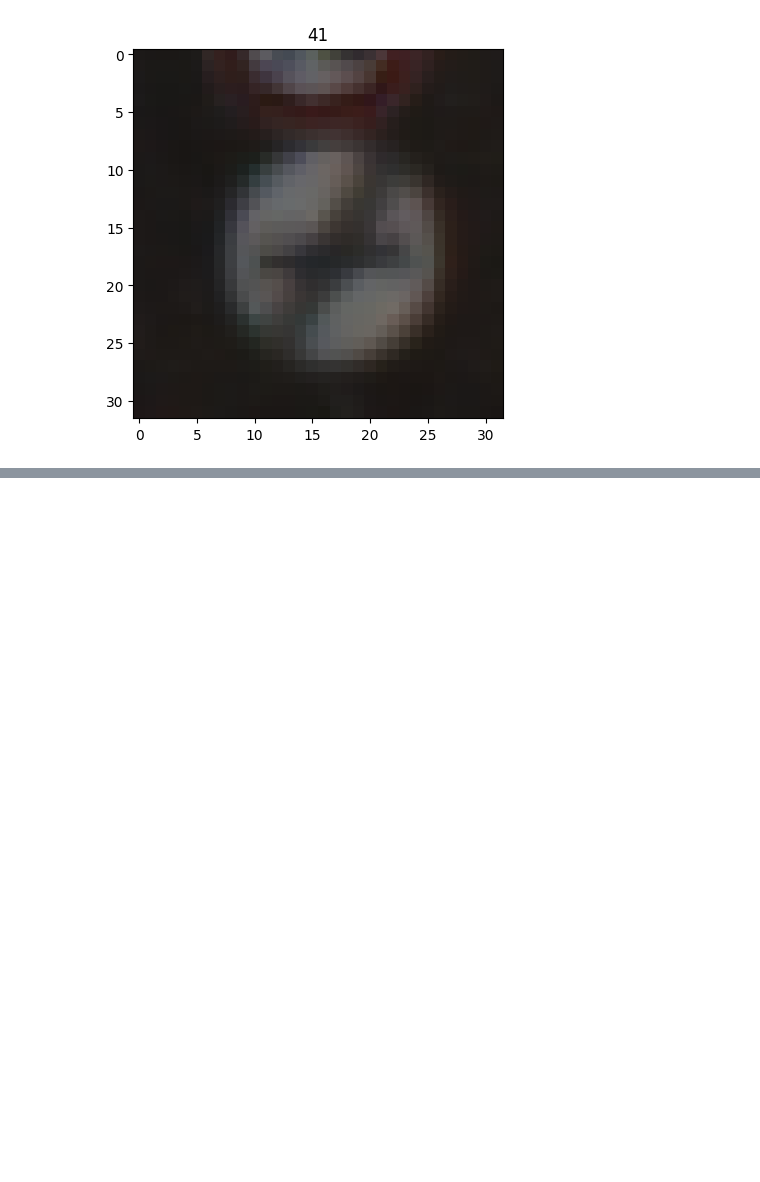
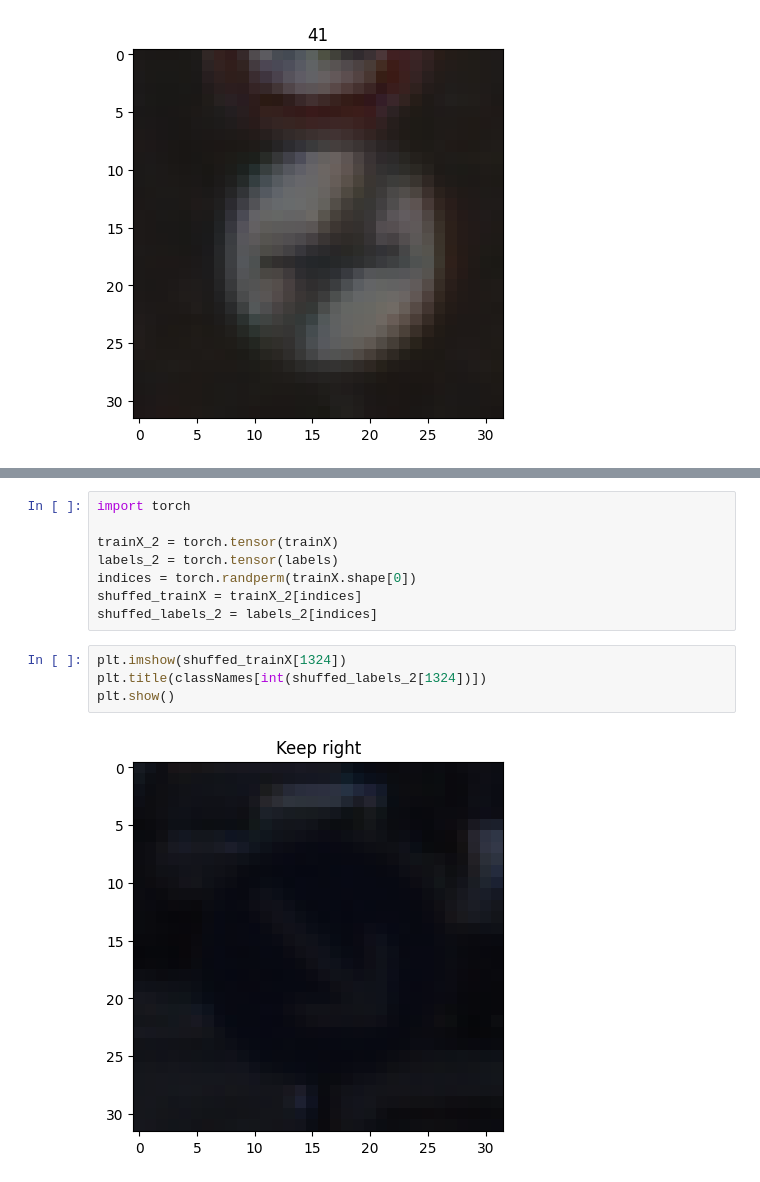
Before and after one commit to bao4vui/traffic-sign-detection, a Jupyter notebook: notebook.ipynb, the cells around one changed output, grey strips where cells are left out. Saved outputs shown, nothing was run; the diff lists cells and outputs as text; blank space fills up the shorter version.

```diff
--- a/notebook.ipynb
+++ b/notebook.ipynb
@@ -100,0 +157,14 @@ plt.imshow(trainX[0])
+# %%
+import torch
+
+trainX_2 = torch.tensor(trainX)
+labels_2 = torch.tensor(labels)
+indices = torch.randperm(trainX.shape[0])
+shuffed_trainX = trainX_2[indices]
+shuffed_labels_2 = labels_2[indices]
+# %%
+plt.imshow(shuffed_trainX[1324])
+plt.title(classNames[int(shuffed_labels_2[1324])])
+plt.show()
+# %% [output]
+[figure, added]
```
Also changed, not shown: parts of 13 cells of this notebook, 1 other file.
